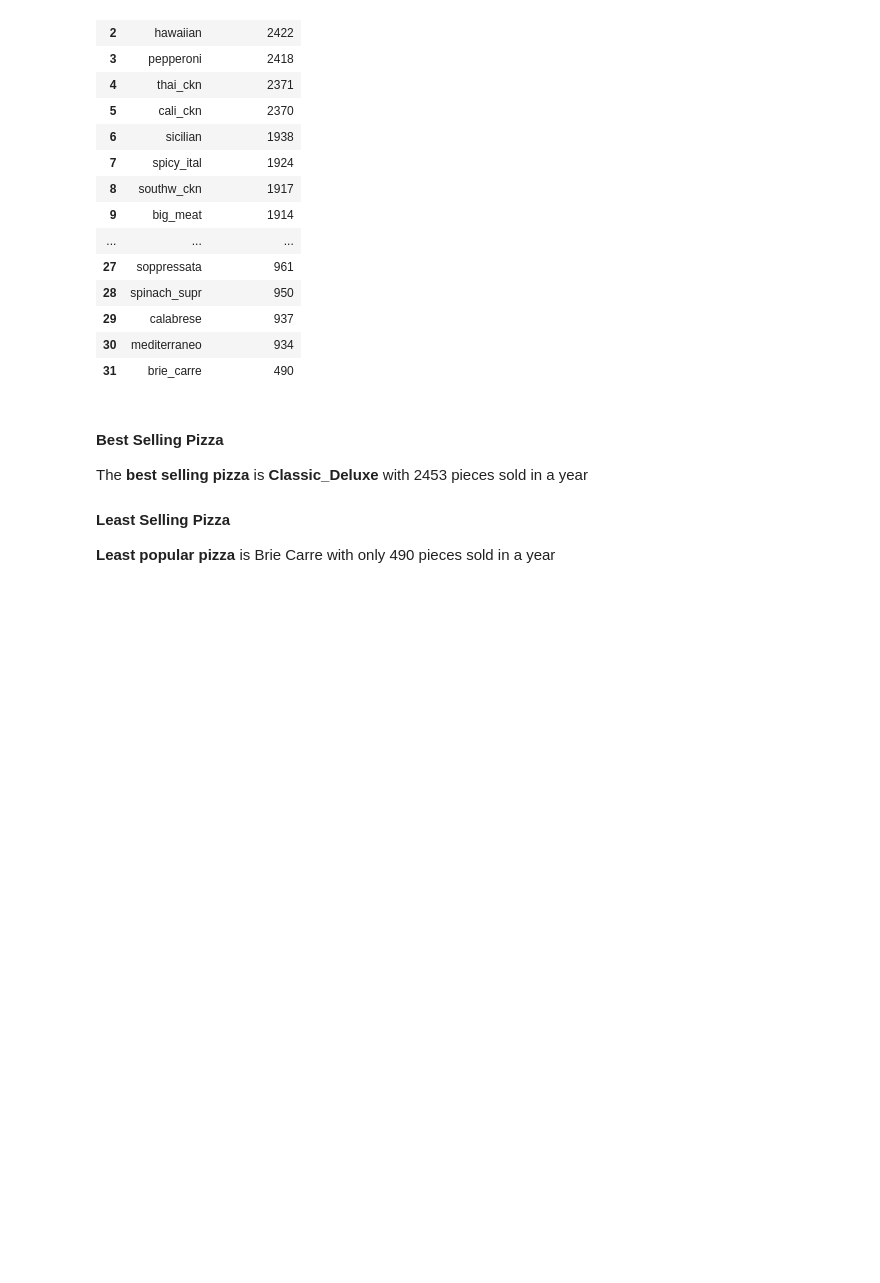
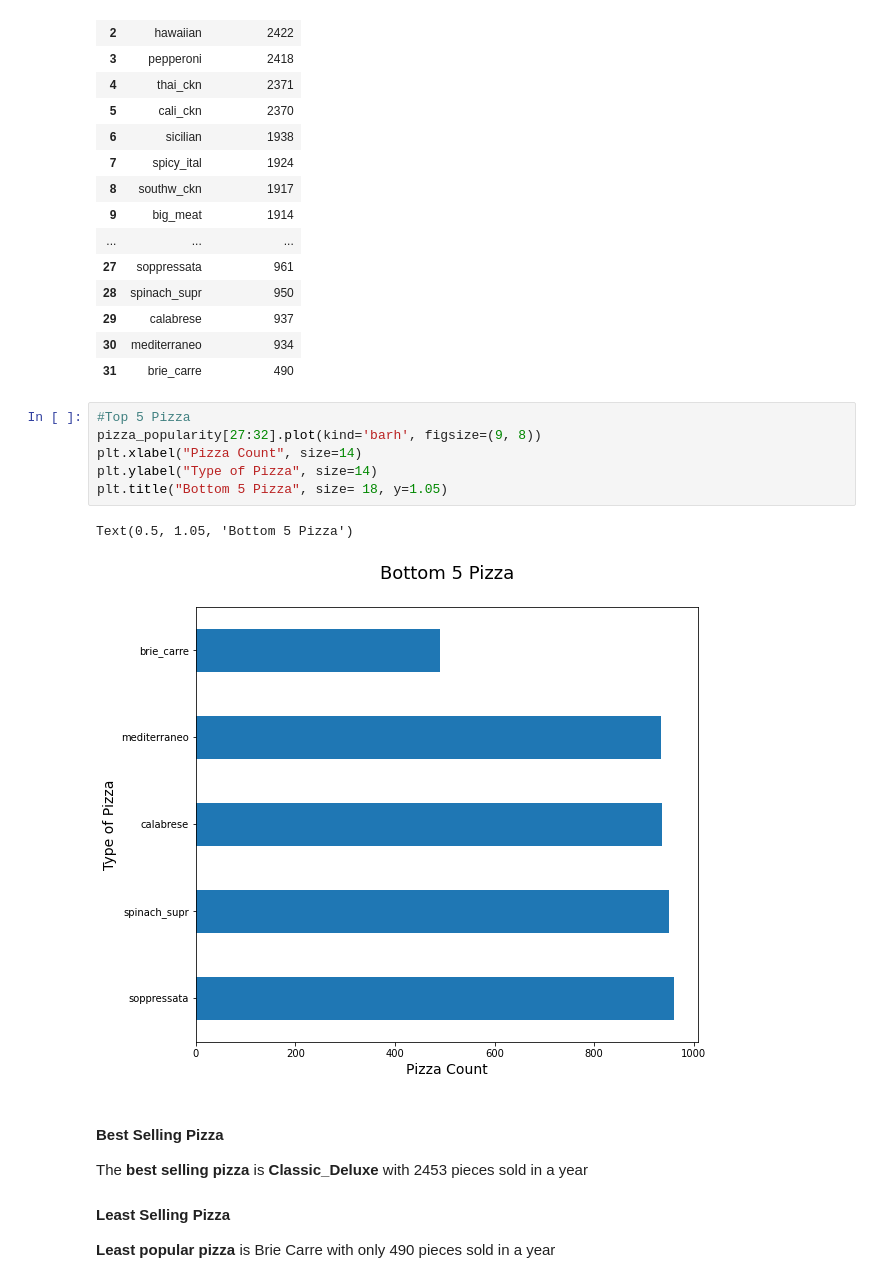
Before and after one commit to DalePeh/PersonalPortfolio, a Jupyter notebook: pizza-sales-analysis.ipynb, the cells around one changed output. Cells and saved outputs as stored; diff of their text form; blank space fills up the shorter version.

```diff
--- a/pizza-sales-analysis.ipynb
+++ b/pizza-sales-analysis.ipynb
@@ -549,6 +552,15 @@ order_details_1.groupby('pizza_type')['quantity'].sum().sort_values(ascending=Fa
 | 29 | calabrese | 937 |
 | 30 | mediterraneo | 934 |
 | 31 | brie_carre | 490 |
+# %%
+#Top 5 Pizza
+pizza_popularity[27:32].plot(kind='barh', figsize=(9, 8))
+plt.xlabel("Pizza Count", size=14)
+plt.ylabel("Type of Pizza", size=14)
+plt.title("Bottom 5 Pizza", size= 18, y=1.05)
+# %% [output]
+Text(0.5, 1.05, 'Bottom 5 Pizza')
+[figure, added]
 # %% [markdown]
 #### Best Selling Pizza
 
```
Also changed, not shown: parts of 4 cells of this notebook.
